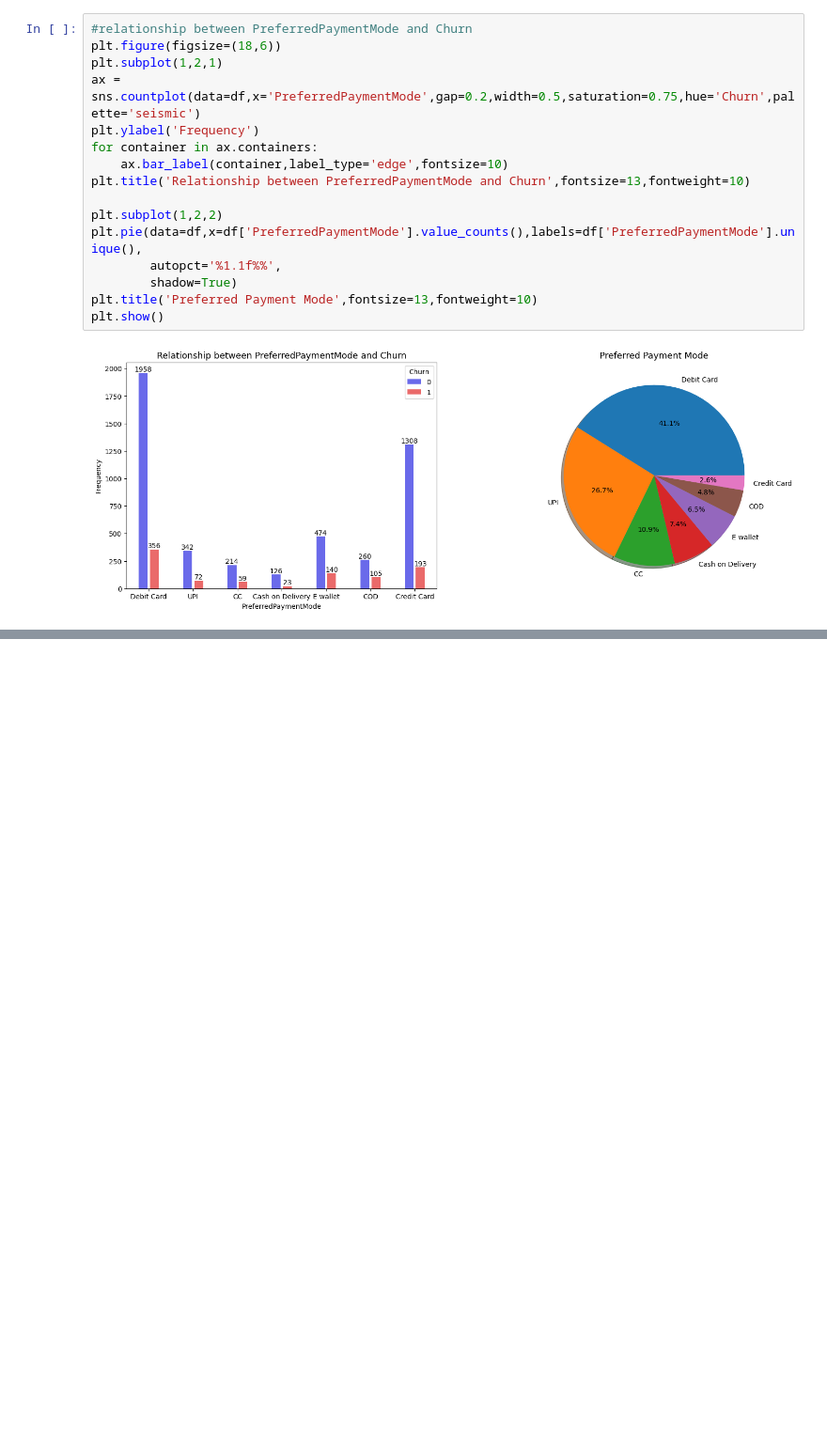
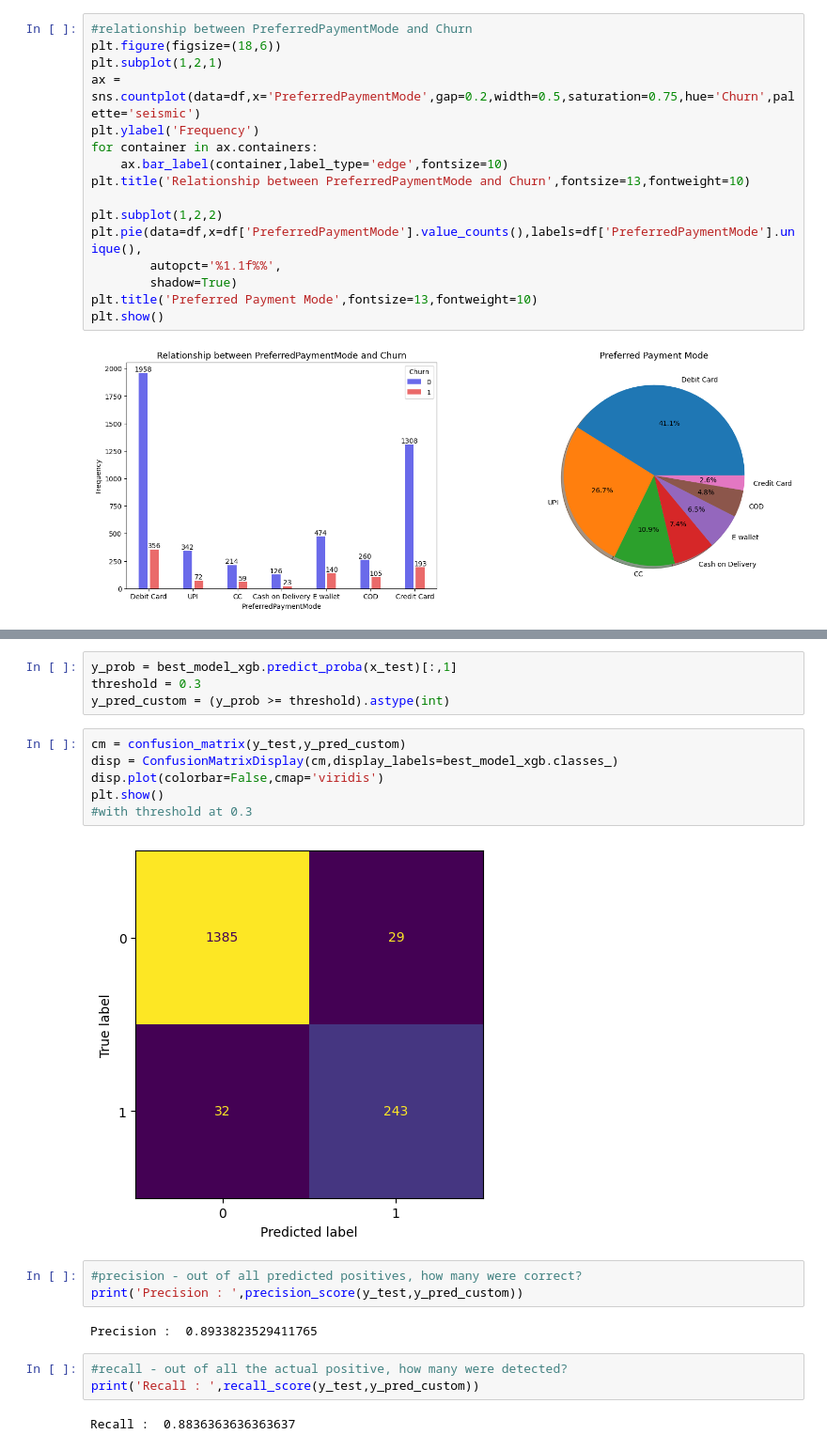
Before and after one commit to Maxwell-Selassie/Churn-Prediction, a Jupyter notebook: notebook.ipynb, the cells around one changed output, grey strips where cells are left out. Shown at 94% size. Drawn from its saved outputs; the diff is of its cells as text; blank space fills up the shorter version.

```diff
--- a/notebook.ipynb
+++ b/notebook.ipynb
@@ -288,0 +408,22 @@ plt.show()
+# %%
+y_prob = best_model_xgb.predict_proba(x_test)[:,1]
+threshold = 0.3
+y_pred_custom = (y_prob >= threshold).astype(int)
+# %%
+cm = confusion_matrix(y_test,y_pred_custom)
+disp = ConfusionMatrixDisplay(cm,display_labels=best_model_xgb.classes_)
+disp.plot(colorbar=False,cmap='viridis')
+plt.show()
+#with threshold at 0.3
+# %% [output]
+[figure, added]
+# %%
+#precision - out of all predicted positives, how many were correct?
+print('Precision : ',precision_score(y_test,y_pred_custom))
+# %% [output]
+Precision :  0.8933823529411765
+# %%
+#recall - out of all the actual positive, how many were detected?
+print('Recall : ',recall_score(y_test,y_pred_custom))
+# %% [output]
+Recall :  0.8836363636363637
```
Also changed, not shown: parts of 17 cells of this notebook.
